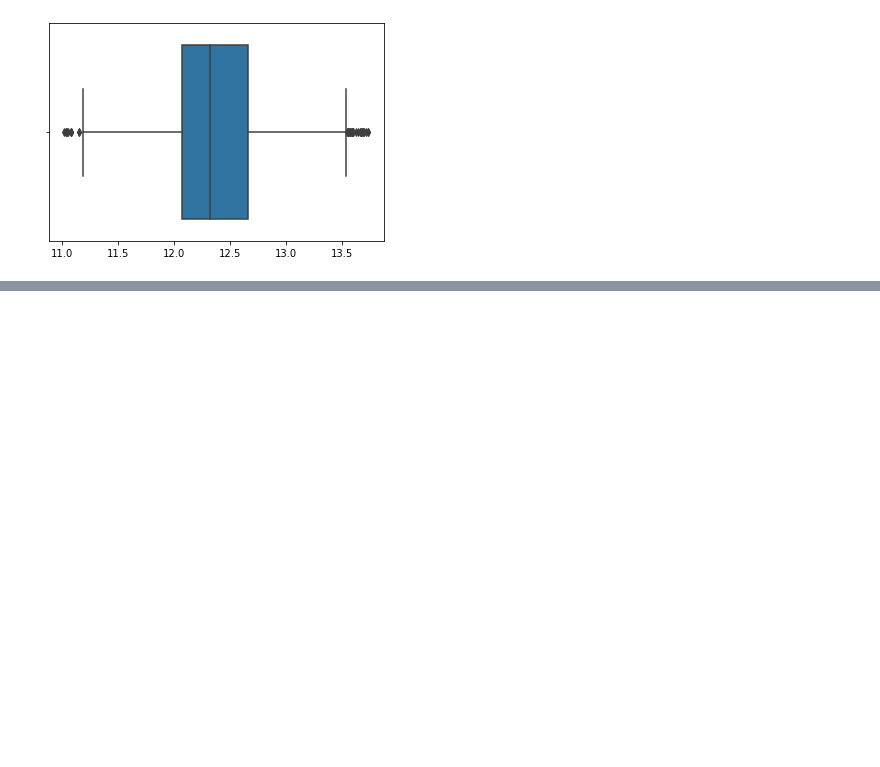
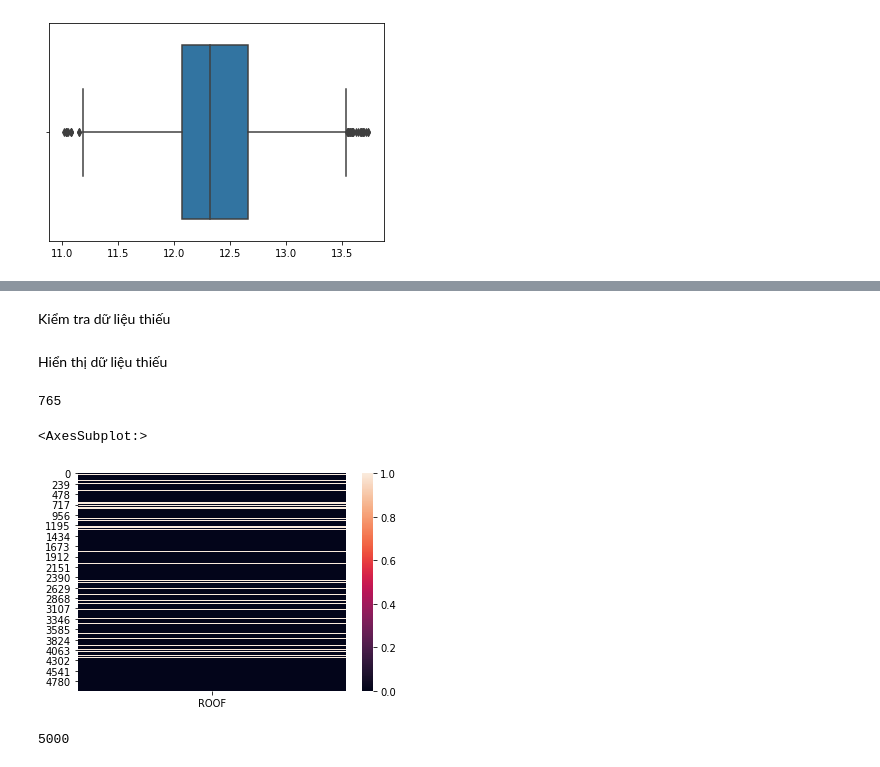
Before and after one commit to cuongpiger/CSC_Big_Data_in_Machine_Learning, a Jupyter notebook: Chapter 05. Data Pre-processing/demo.ipynb, the cells around one changed output, grey strips where cells are left out. Cells and saved outputs as stored; diff of their text form; code cells hidden in the pictures; blank space fills up the shorter version.

```diff
--- a/Chapter 05. Data Pre-processing/demo.ipynb
+++ b/Chapter 05. Data Pre-processing/demo.ipynb
@@ -162,0 +258,21 @@ ValueError: The truth value of a DataFrame is ambiguous. Use a.empty, a.bool(),
+# %% [markdown]
+Kiểm tra dữ liệu thiếu
+# %% [markdown]
+Hiển thị dữ liệu thiếu
+# %%
+roof = df[['ROOF']]
+roof.where(df['ROOF'].isNull()).count()
+# %% [output]
+765
+# %%
+roof_df = roof.toPandas()
+# %%
+sns.heatmap(data=roof_df.isnull())
+# %% [output]
+<AxesSubplot:>
+[figure, added]
+# %%
+sales_close_price = df[['SalesClosePrice']]
+sales_close_price.where(df['SalesClosePrice'].isNotNull()).count()
+# %% [output]
+5000
```
Also changed, not shown: parts of 24 cells of this notebook, 1 other file.
